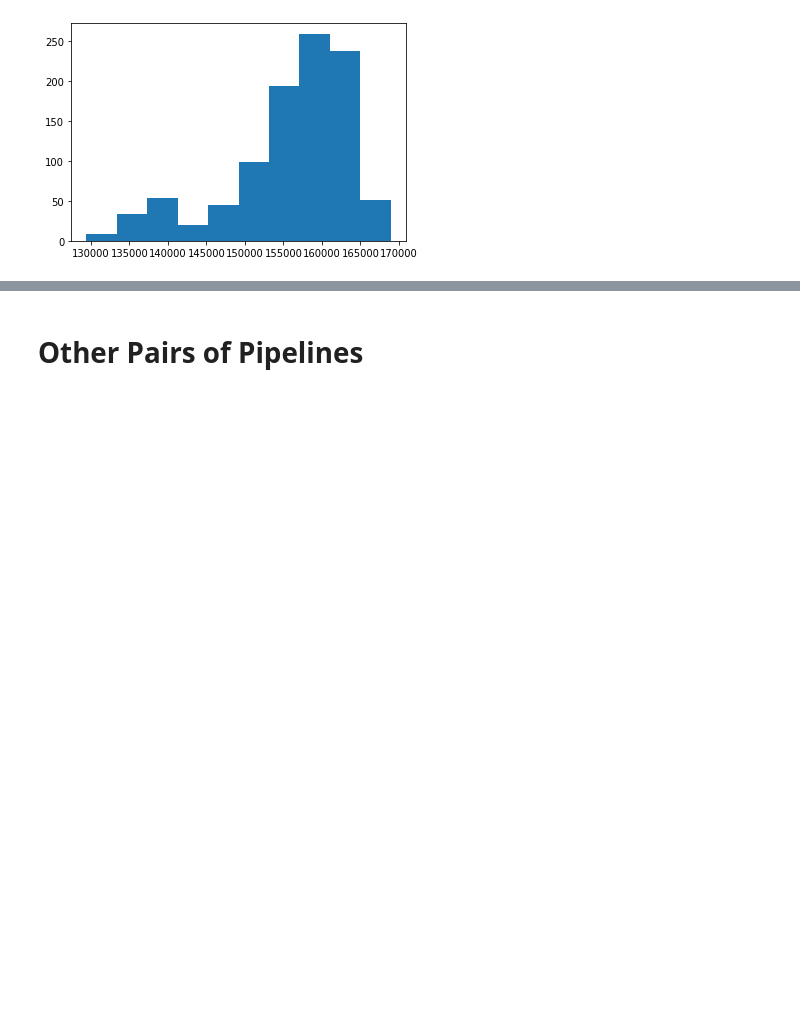
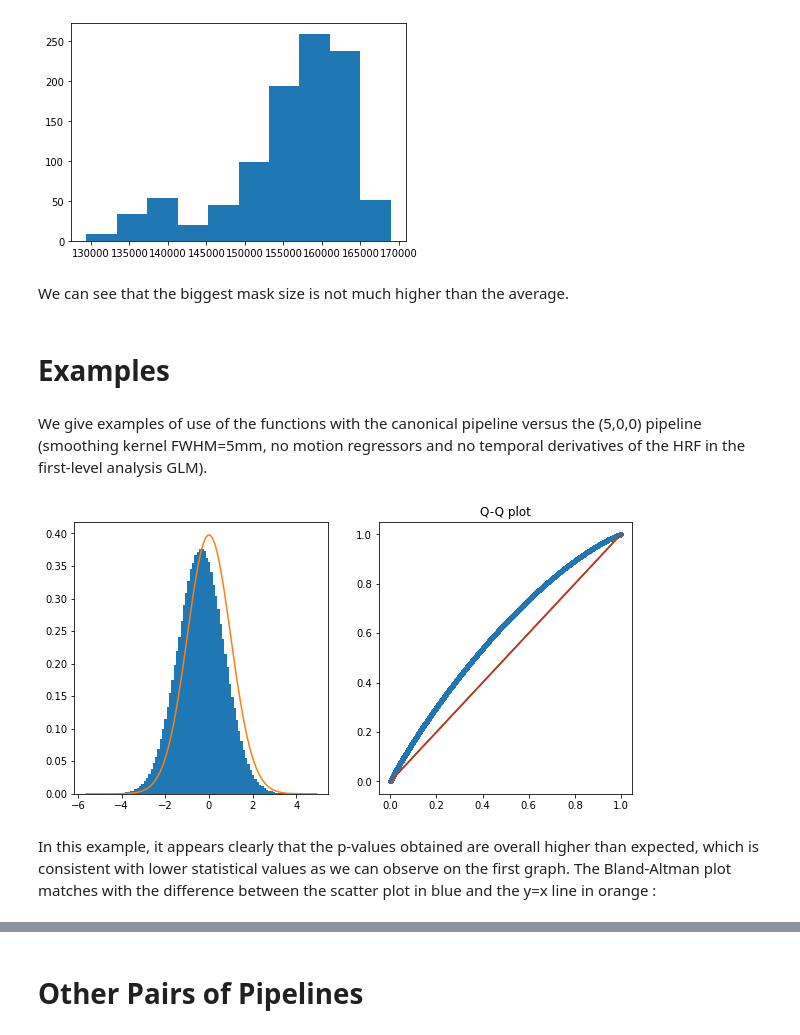
Before and after one commit to xroll174/Correct-Variability-Pipelines, a Jupyter notebook: results/Results.ipynb, the cells around one changed output, grey strips where cells are left out. Cells and saved outputs as stored; diff of their text form; code cells hidden in the pictures; blank space fills up the shorter version.

```diff
--- a/results/Results.ipynb
+++ b/results/Results.ipynb
@@ -56,5 +78,5 @@ def voxel_concat_sample(smooth1,reg1,der1,smooth2,reg2,der2):
 # %%
-def qqplot(data,num_bins):
+def qqplot_pval(data,num_bins):
     f,(ax1,ax2) = plt.subplots(1,2,sharey=False,figsize=(10,5))
 
     n, bins, patches = ax1.hist(np.array(data),num_bins,density=True)
@@ -62,11 +84,10 @@ def qqplot(data,num_bins):
     y=dist.pdf(bins,98)
     ax1.plot(bins, y, '-')
 
+    beta=scipy.stats.beta
     p_th = [t/len(data) for t in range(1,len(data)+1)]
-    line1, = ax2.loglog(p_th, sorted(dist.sf(np.array(data),98)), '.', linewidth=1,
+    line1, = ax2.plot(p_th, sorted(dist.sf(np.array(data),98)), '.', linewidth=1,
                          label='Q-Q plot')
     ax2.plot(p_th, p_th, '-')
     ax2.set_title('Q-Q plot')
-    plt.gca().invert_yaxis()
-    plt.gca().invert_xaxis()
     plt.show()
@@ -151,3 +215,17 @@ plt.hist(mask_size_list)
         153129.2, 157080.9, 161032.6, 164984.3, 168936. ]),
  <a list of 10 Patch objects>)
 [figure]
+# %% [markdown]
+We can see that the biggest mask size is not much higher than the average.
+# %% [markdown]
+# Examples
+# %% [markdown]
+We give examples of use of the functions with the canonical pipeline versus the (5,0,0) pipeline (smoothing kernel FWHM=5mm, no motion regressors and no temporal derivatives of the HRF in the first-level analysis GLM).
+# %%
+Vect_vox_561_500_sample = voxel_concat_sample(5,6,1,5,0,0);
+# %%
+qqplot_pval(Vect_vox_561_500_sample,100)
+# %% [output]
+[figure, added]
+# %% [markdown]
+In this example, it appears clearly that the p-values obtained are overall higher than expected, which is consistent with lower statistical values as we can observe on the first graph. The Bland-Altman plot matches with the difference between the scatter plot in blue and the y=x line in orange :
```
Also changed, not shown: parts of 71 cells of this notebook.
